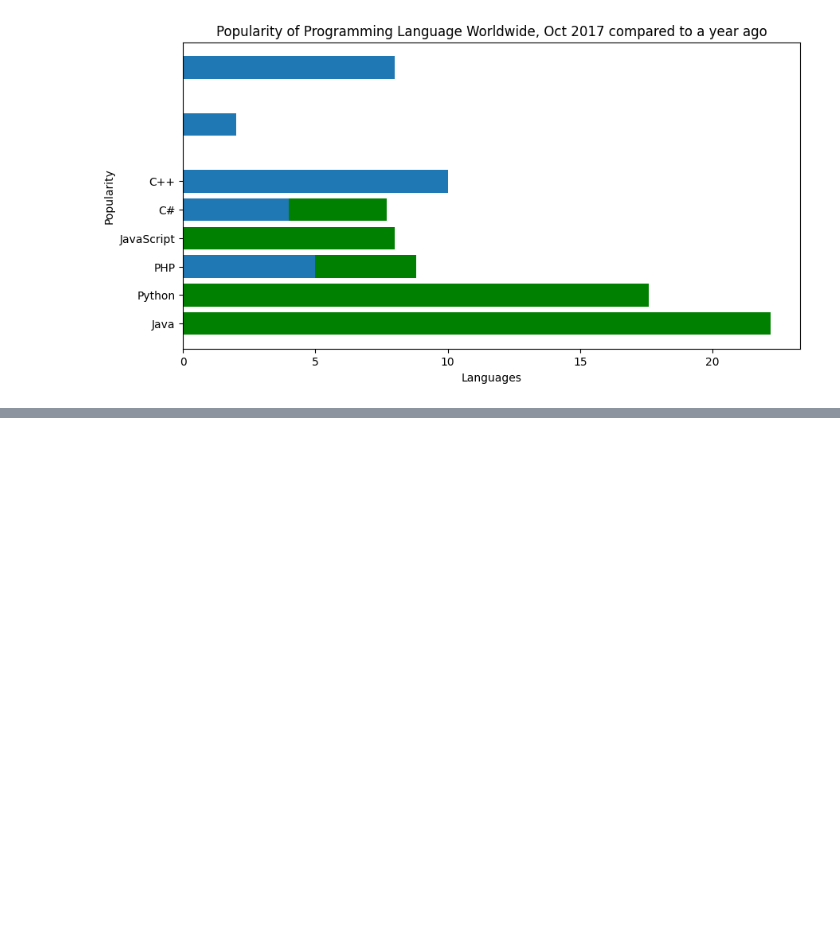
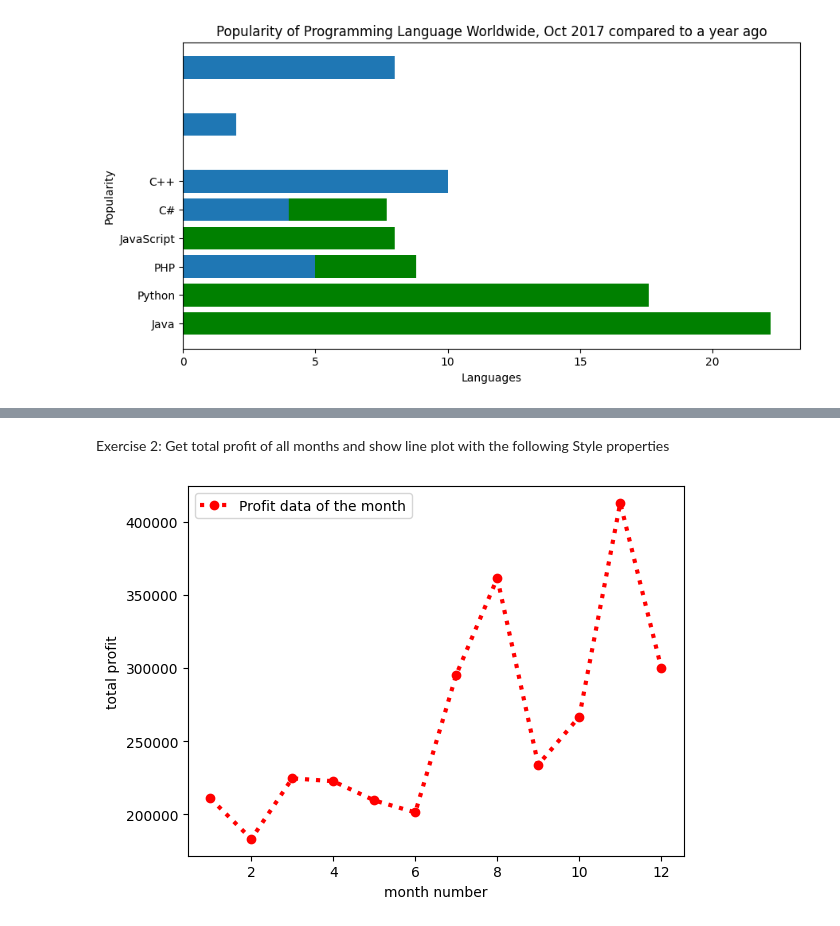
Before and after one commit to sharulms/d30-entry-, a Jupyter notebook: task8.ipynb, the cells around one changed output, grey strips where cells are left out. Drawn from its saved outputs; the diff is of its cells as text; code cells hidden in the pictures; blank space fills up the shorter version.

```diff
--- a/task8.ipynb
+++ b/task8.ipynb
@@ -139,0 +172,18 @@ plt.show()
+# %% [markdown]
+Exercise 2: Get total profit of all months and show line plot with the following Style properties
+# %%
+import pandas as pd
+import matplotlib.pyplot as plt
+data = pd.read_csv('company_sales_data.csv')
+data
+month_number=data['month_number']
+total_profit=data['total_profit']
+
+plt.plot(month_number, total_profit, linestyle=':', color='red', marker='o', markerfacecolor='red',  linewidth=3, label='Profit data of the month')
+
+plt.xlabel('month number')
+plt.ylabel('total profit')
+plt.legend()
+plt.show()
+# %% [output]
+[figure, added]
```
Also changed, not shown: parts of 21 cells of this notebook.
